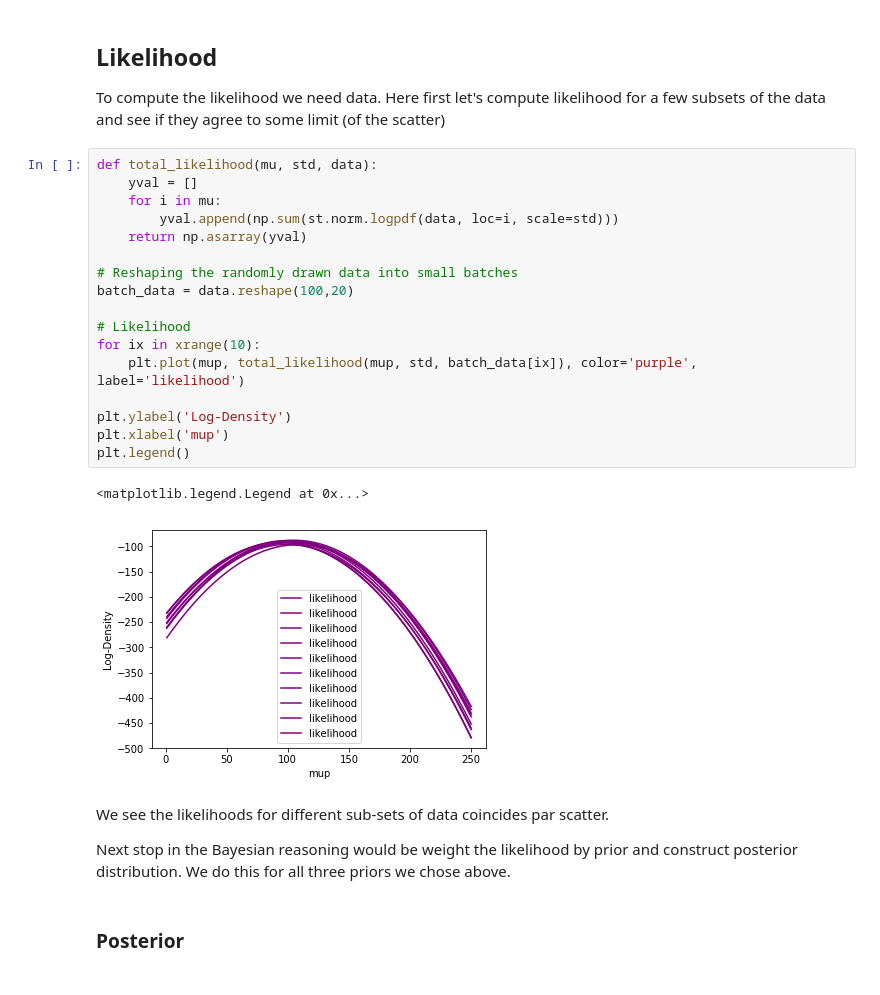
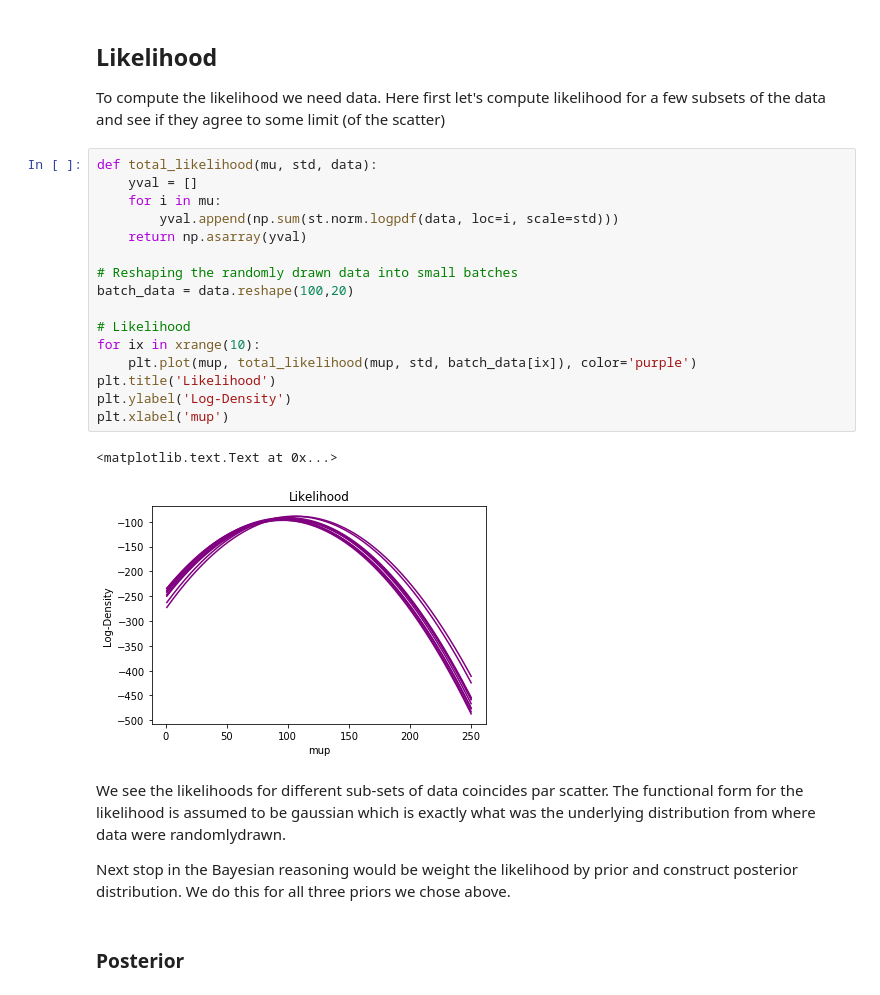
Before and after one commit to pkaf/blogs, a Jupyter notebook: Updating priors via likelihood.ipynb, the cells around one changed output. Cells and saved outputs as stored; diff of their text form.

```diff
--- a/Updating priors via likelihood.ipynb
+++ b/Updating priors via likelihood.ipynb
@@ -72,25 +72,24 @@ To compute the likelihood we need data. Here first let's compute likelihood for
 # %%
 def total_likelihood(mu, std, data):
     yval = []
     for i in mu:
         yval.append(np.sum(st.norm.logpdf(data, loc=i, scale=std)))
     return np.asarray(yval)
 
 # Reshaping the randomly drawn data into small batches
 batch_data = data.reshape(100,20)
 
 # Likelihood
 for ix in xrange(10):
-    plt.plot(mup, total_likelihood(mup, std, batch_data[ix]), color='purple', label='likelihood')
-
+    plt.plot(mup, total_likelihood(mup, std, batch_data[ix]), color='purple')
+plt.title('Likelihood')
 plt.ylabel('Log-Density')
 plt.xlabel('mup')
-plt.legend()
 # %% [output]
-<matplotlib.legend.Legend at 0x...>
+<matplotlib.text.Text at 0x...>
-[figure, old version]
+[figure, new version]
 # %% [markdown]
-We see the likelihoods for different sub-sets of data coincides par scatter.
+We see the likelihoods for different sub-sets of data coincides par scatter. The functional form for the likelihood is assumed to be gaussian which is exactly what was the underlying distribution from where data were randomlydrawn.
 
 Next stop in the Bayesian reasoning would be weight the likelihood by prior and construct posterior distribution.
 We do this for all three priors we chose above.
```
Also changed, not shown: parts of 8 cells of this notebook.
